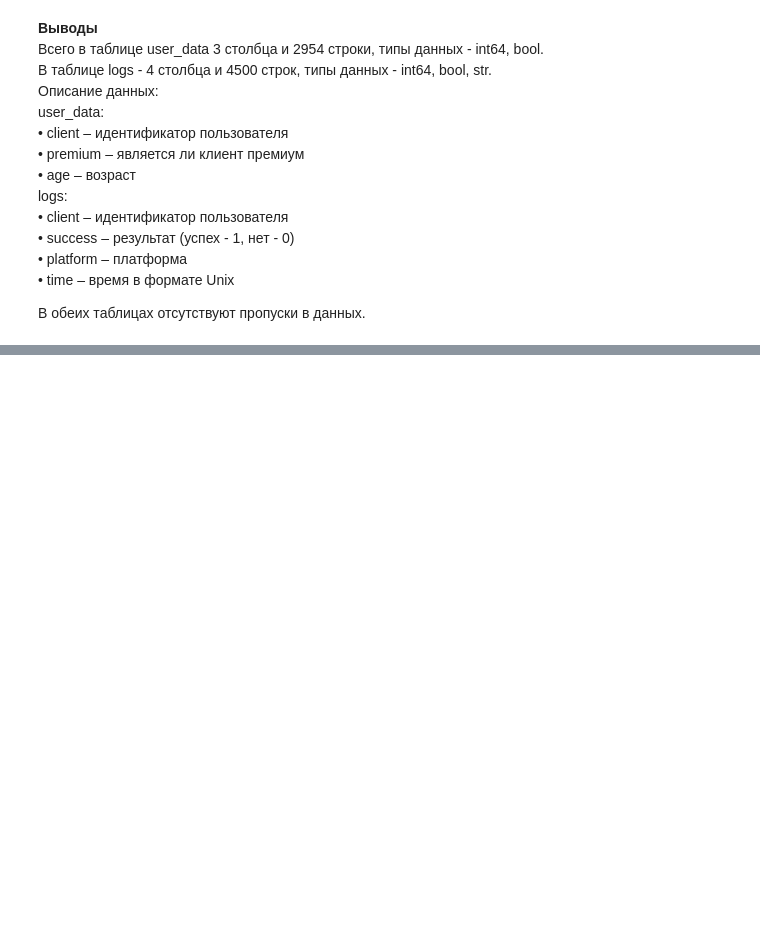
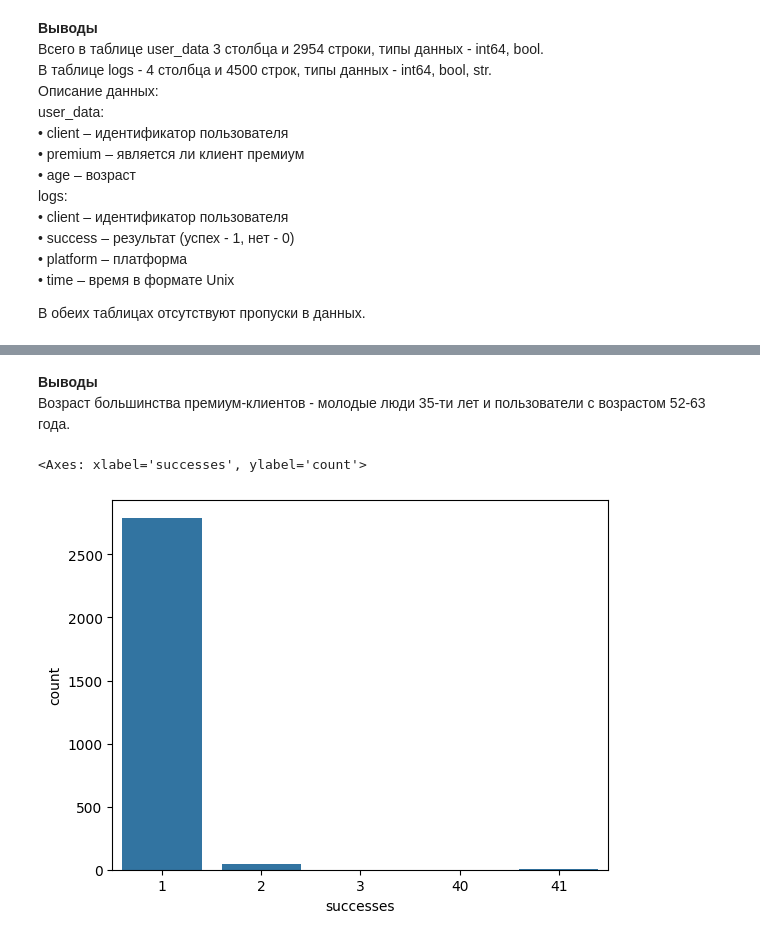
Before and after one commit to olisun-gif/Python, a Jupyter notebook: 3. Пользователи (users_logs).ipynb, the cells around one changed output, grey strips where cells are left out. Cells and saved outputs as stored; diff of their text form; code cells hidden in the pictures; blank space fills up the shorter version.

```diff
--- a/3. Пользователи (users_logs).ipynb
+++ b/3. Пользователи (users_logs).ipynb
@@ -74,0 +123,11 @@ print(succ)
+# %% [markdown]
+<b>Выводы</b>
+Возраст большинства премиум-клиентов - молодые люди 35-ти лет и пользователи с возрастом 52-63 года.
+# %%
+success_cnt = logs.query('success == True') \
+                  .client.value_counts() \
+                  .rename('successes')
+sns.countplot(x = success_cnt)
+# %% [output]
+<Axes: xlabel='successes', ylabel='count'>
+[figure, added]
```
Also changed, not shown: parts of 10 cells of this notebook.
